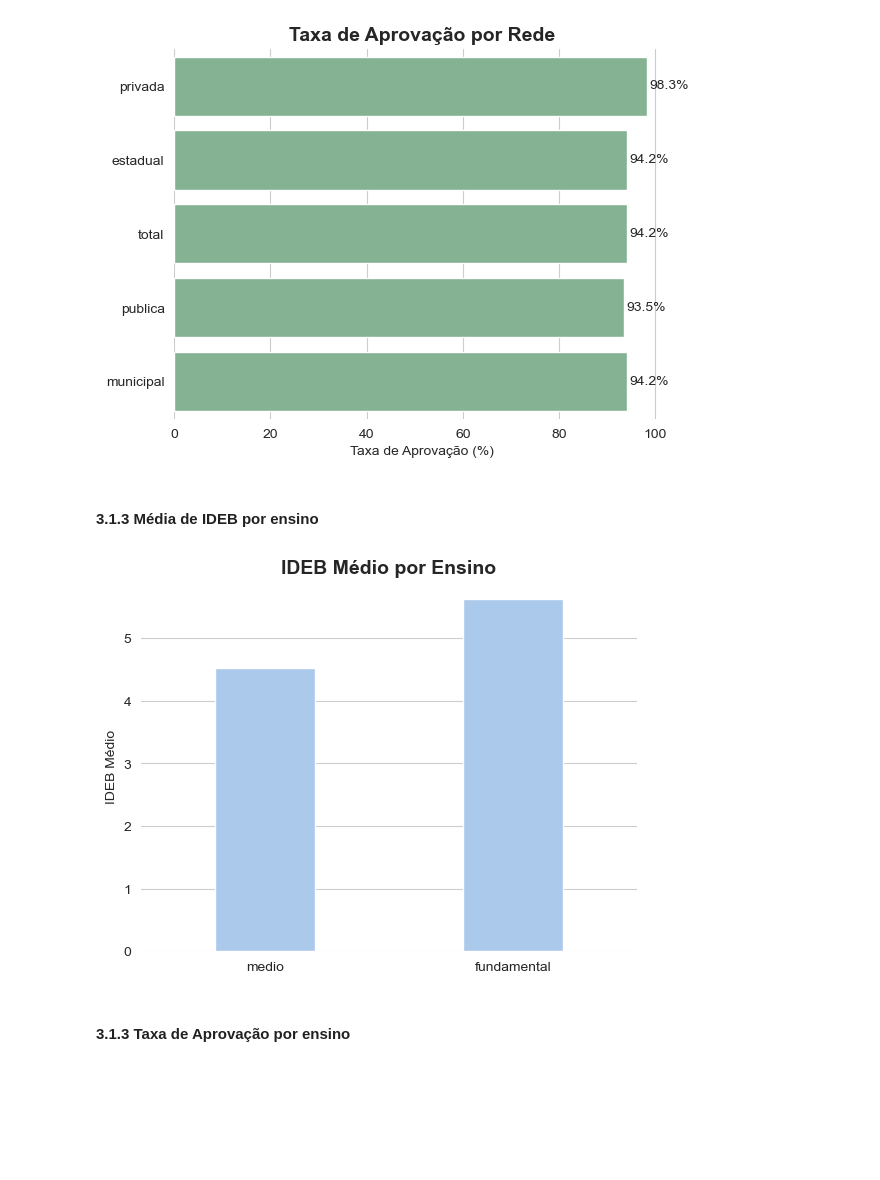
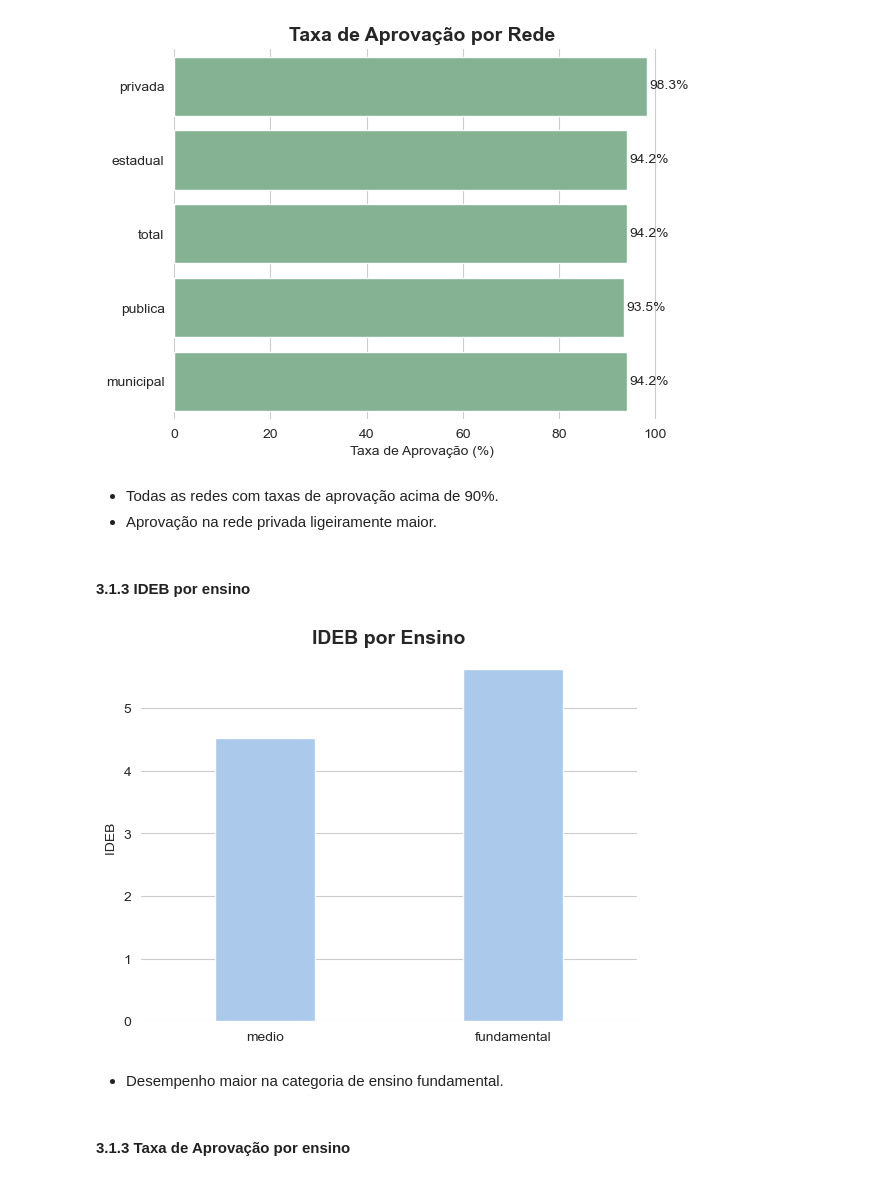
Before and after one commit to Santiago956/censo-inep, a Jupyter notebook: analise-inep.ipynb, the cells around one changed output. Saved outputs shown, nothing was run; the diff lists cells and outputs as text; code cells hidden in the pictures; blank space fills up the shorter version.

```diff
--- a/analise-inep.ipynb
+++ b/analise-inep.ipynb
@@ -159,18 +170,23 @@ for p in ax.patches:
 plt.show()
 # %% [output]
 [figure]
+# %% [markdown]
+- Todas as redes com taxas de aprovação acima de 90%.
+- Aprovação na rede privada ligeiramente maior.
 # %% [markdown]
-#### 3.1.3 Média de IDEB por ensino
+#### 3.1.3 IDEB por ensino
 # %%
 sns.set_palette("pastel")
 sns.barplot(data=df_2023.sort_values(by='ideb'), x='ensino', y='ideb', ci=None, width=0.4)
-plt.ylabel("IDEB Médio")
+plt.ylabel("IDEB ")
 plt.xlabel("")
-plt.title("IDEB Médio por Ensino",fontsize= 14, weight='bold')
+plt.title("IDEB por Ensino",fontsize= 14, weight='bold')
 sns.despine(left=True, bottom=True)
 plt.show()
 # %% [output]
-[figure, old version]
+[figure, new version]
+# %% [markdown]
+- Desempenho maior na categoria de ensino fundamental.
 # %% [markdown]
 #### 3.1.3 Taxa de Aprovação por ensino
 # %%
```
Also changed, not shown: parts of 23 cells of this notebook, 1 other file.
